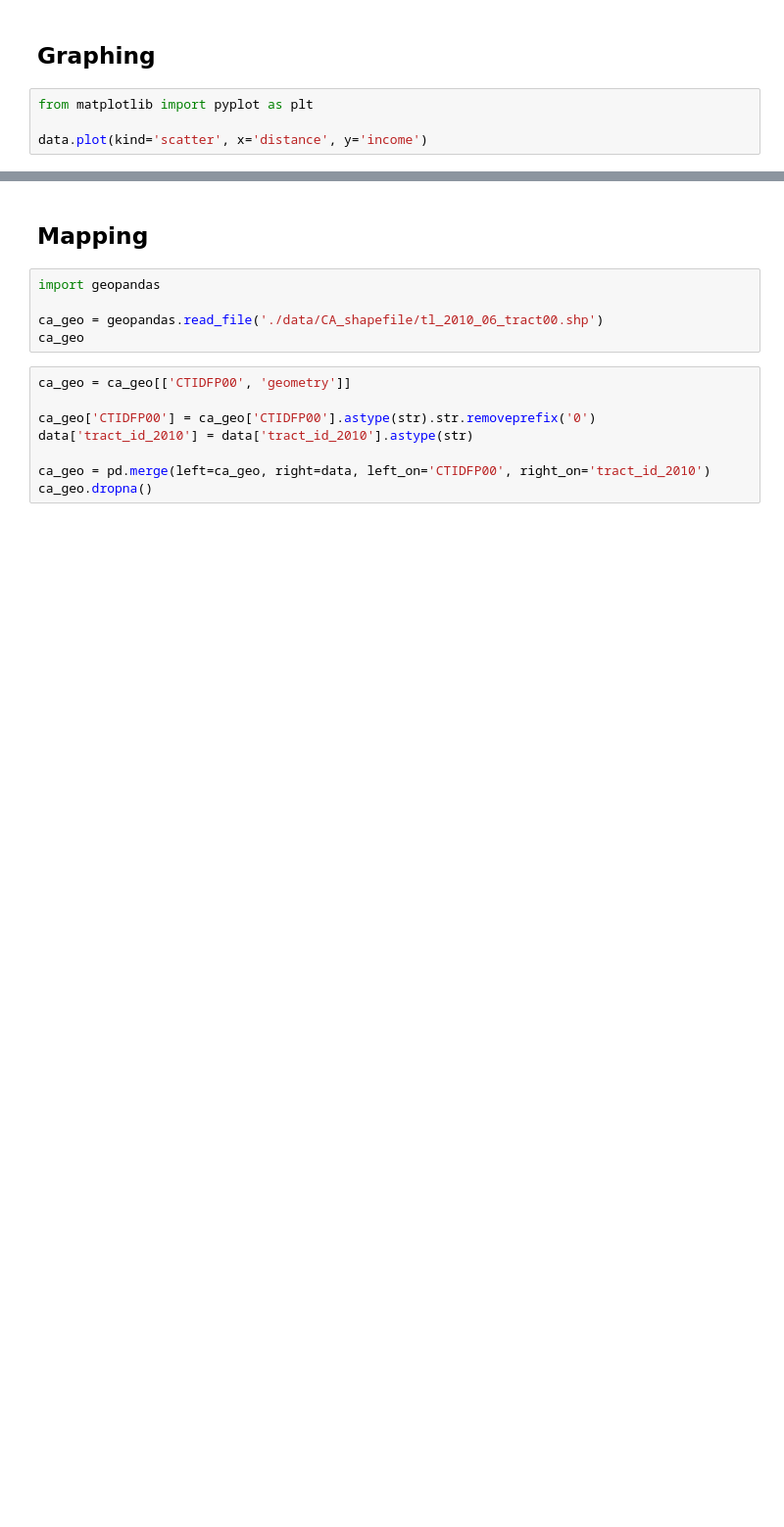
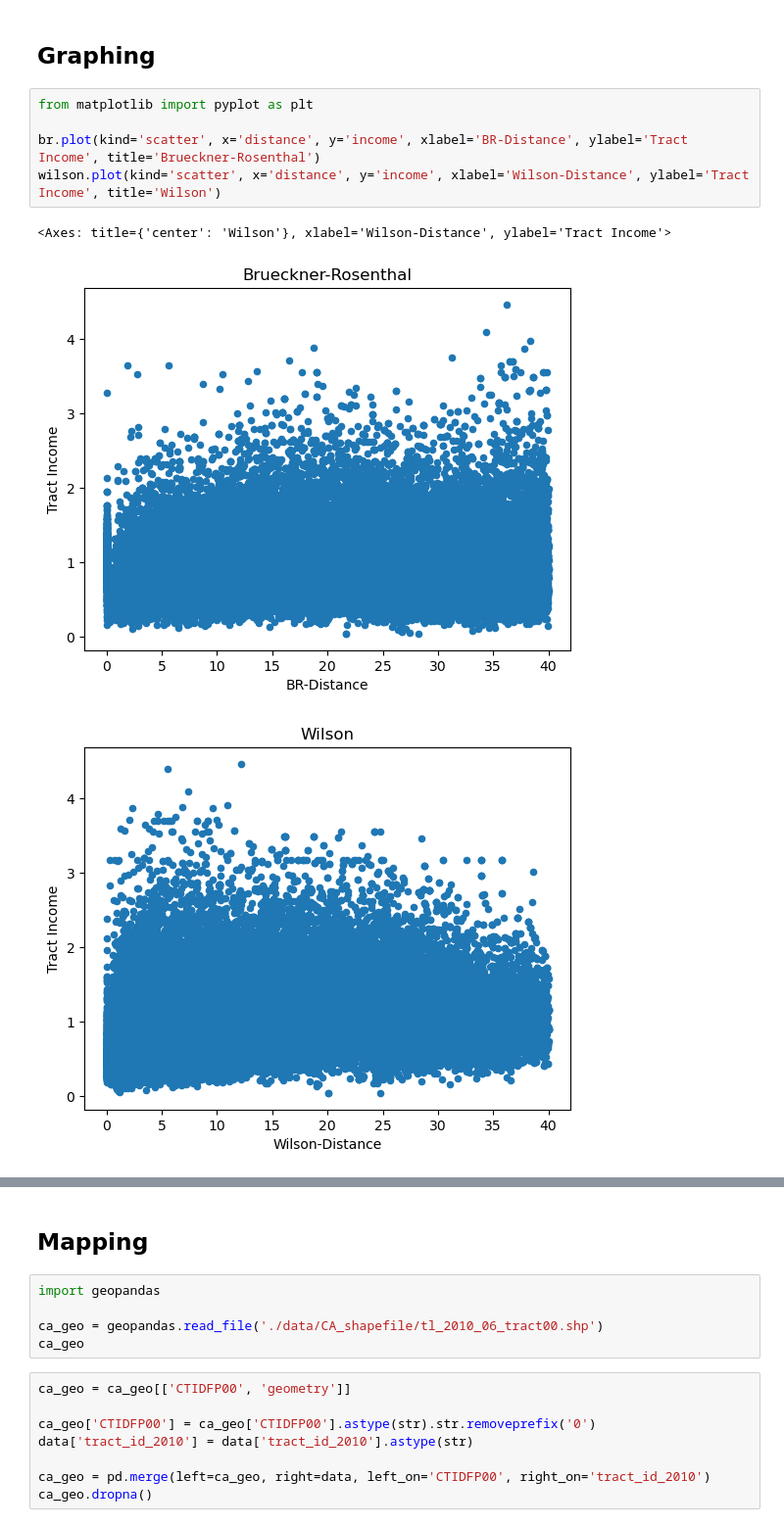
Before and after one commit to ldtcooper/urban-economics-project, a Jupyter notebook: notebook.ipynb, the cells around one changed output, grey strips where cells are left out. Shown at 98% size. Drawn from its saved outputs; the diff is of its cells as text; blank space fills up the shorter version.

```diff
--- a/notebook.ipynb
+++ b/notebook.ipynb
@@ -1022,4 +1325,9 @@ print_model_output('wilson', 4)
 # %%
 from matplotlib import pyplot as plt
 
-data.plot(kind='scatter', x='distance', y='income')
+br.plot(kind='scatter', x='distance', y='income', xlabel='BR-Distance', ylabel='Tract Income', title='Brueckner-Rosenthal')
+wilson.plot(kind='scatter', x='distance', y='income', xlabel='Wilson-Distance', ylabel='Tract Income', title='Wilson')
+# %% [output]
+<Axes: title={'center': 'Wilson'}, xlabel='Wilson-Distance', ylabel='Tract Income'>
+[figure, added]
+[figure, added]
```
Also changed, not shown: parts of 40 cells of this notebook, 17 other files.
